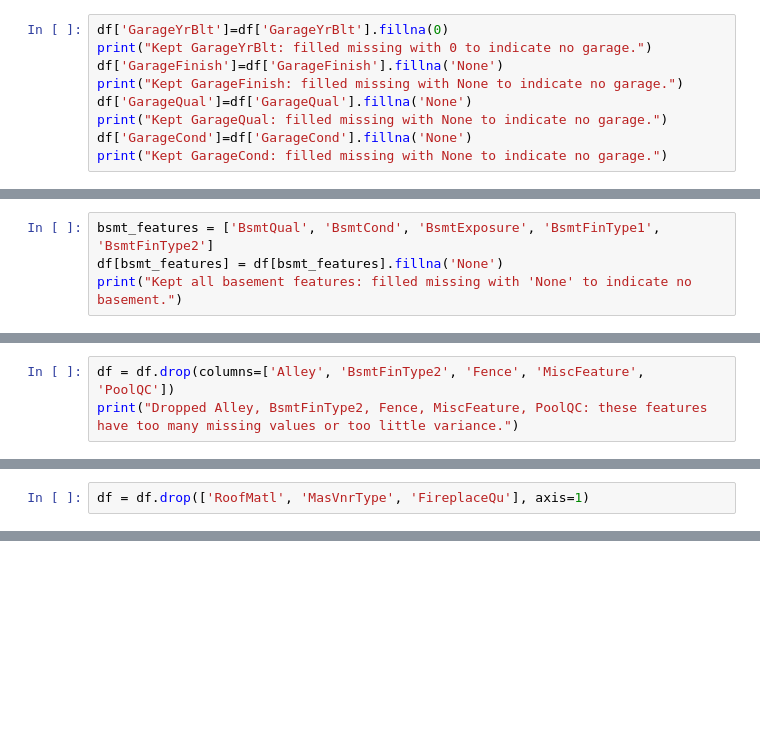
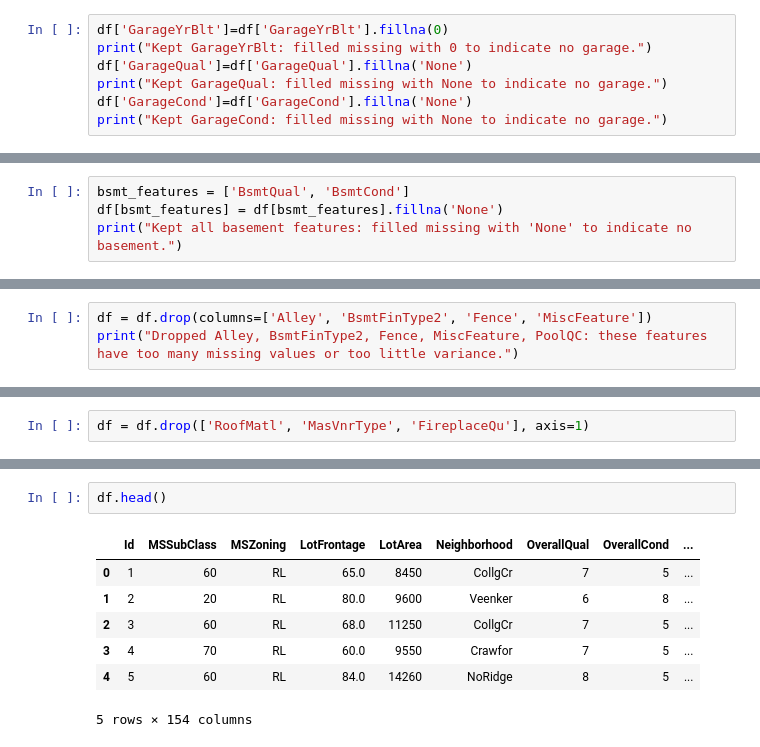
Before and after one commit to RaghavAgarwal-01/house-price-prediction, a Jupyter notebook: notebooks/eda.ipynb, the cells around one changed output, grey strips where cells are left out. Cells and saved outputs as stored; diff of their text form; blank space fills up the shorter version.

```diff
--- a/notebooks/eda.ipynb
+++ b/notebooks/eda.ipynb
@@ -185,8 +183,6 @@ Kept GarageType: filled missing with 'None'.
 # %%
 df['GarageYrBlt']=df['GarageYrBlt'].fillna(0)
 print("Kept GarageYrBlt: filled missing with 0 to indicate no garage.")
-df['GarageFinish']=df['GarageFinish'].fillna('None')
-print("Kept GarageFinish: filled missing with None to indicate no garage.")
 df['GarageQual']=df['GarageQual'].fillna('None')
 print("Kept GarageQual: filled missing with None to indicate no garage.")
 df['GarageCond']=df['GarageCond'].fillna('None')
@@ -197,7 +192,7 @@ Kept GarageFinish: filled missing with None to indicate no garage.
 Kept GarageQual: filled missing with None to indicate no garage.
 Kept GarageCond: filled missing with None to indicate no garage.
 # %%
-bsmt_features = ['BsmtQual', 'BsmtCond', 'BsmtExposure', 'BsmtFinType1', 'BsmtFinType2']
+bsmt_features = ['BsmtQual', 'BsmtCond']
 df[bsmt_features] = df[bsmt_features].fillna('None')
 print("Kept all basement features: filled missing with 'None' to indicate no basement.")
 # %% [output]
@@ -232,4 +234,4 @@ Index(['RoofMatl', 'MasVnrType', 'FireplaceQu'], dtype='object')
 # %%
-df = df.drop(columns=['Alley', 'BsmtFinType2', 'Fence', 'MiscFeature', 'PoolQC'])
+df = df.drop(columns=['Alley', 'BsmtFinType2', 'Fence', 'MiscFeature'])
 print("Dropped Alley, BsmtFinType2, Fence, MiscFeature, PoolQC: these features have too many missing values or too little variance.")
 # %% [output]
@@ -249,0 +272,10 @@ Index([], dtype='object')
+# %%
+df.head()
+# %% [output]
+|  | Id | MSSubClass | MSZoning | LotFrontage | LotArea | Neighborhood | OverallQual | OverallCond | ... |
+| 0 | 1 | 60 | RL | 65.0 | 8450 | CollgCr | 7 | 5 | ... |
+| 1 | 2 | 20 | RL | 80.0 | 9600 | Veenker | 6 | 8 | ... |
+| 2 | 3 | 60 | RL | 68.0 | 11250 | CollgCr | 7 | 5 | ... |
+| 3 | 4 | 70 | RL | 60.0 | 9550 | Crawfor | 7 | 5 | ... |
+| 4 | 5 | 60 | RL | 84.0 | 14260 | NoRidge | 8 | 5 | ... |
+5 rows × 154 columns
```
Also changed, not shown: parts of 23 cells of this notebook.
